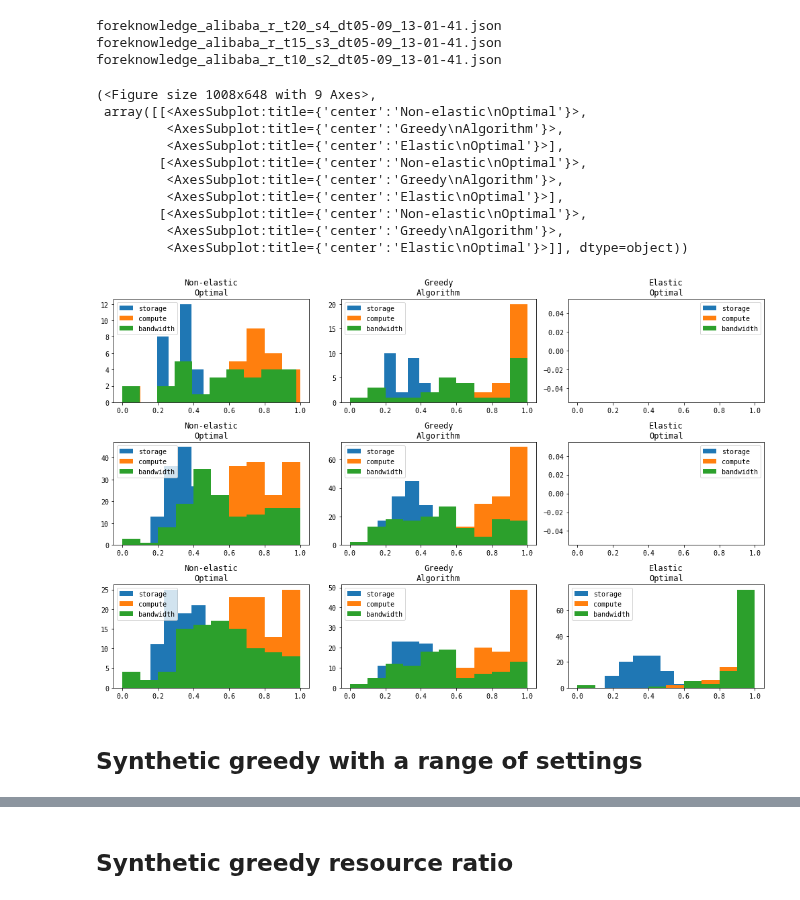
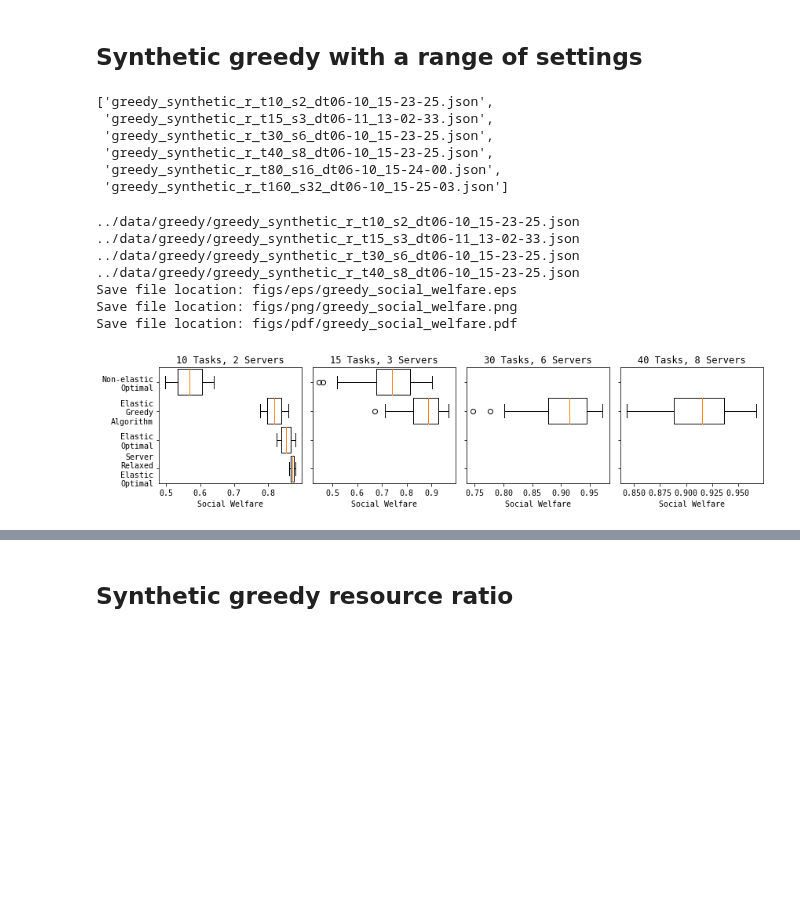
Before and after one commit to pseudo-rnd-thoughts/Elastic-Resource-Allocation, a Jupyter notebook: analysis/overall.ipynb, the cells around one changed output, grey strips where cells are left out. Saved outputs shown, nothing was run; the diff lists cells and outputs as text; code cells hidden in the pictures; blank space fills up the shorter version.

Commit message:
Updated everything to reflect the change in the algorithms names: 'flexible' to 'elastic', 'fixed' to 'non-elastic'.

```diff
--- a/analysis/overall.ipynb
+++ b/analysis/overall.ipynb
@@ -36,5 +38,10 @@ def collect_results(filename, col, algos):
         results = json.load(file)
         return [[model_results[algo][col] for model_results in results if algo in model_results]
                 for algo in algos]
+# %%
+def get_model_size(filename):
+    model_size = re.search(r't\d+_s\d+', filename).group(0)
+    model_size = model_size.replace('t', '').replace('_s', ' Tasks, ') + ' Servers'
+    return model_size
 # %%
 greedy_algo = 'Greedy Utility * deadline / Sum, Sum, Percent Sum'
@@ -129,19 +48,2 @@ Save file location: figs/pdf/alibaba_requested.pdf
-# %%
-_ = greedy_resource_usage('../data/alibaba', os.listdir('../data/alibaba'), algos, algo_names)
-# %% [output]
-foreknowledge_alibaba_r_t20_s4_dt05-09_13-01-41.json
-foreknowledge_alibaba_r_t15_s3_dt05-09_13-01-41.json
-foreknowledge_alibaba_r_t10_s2_dt05-09_13-01-41.json
-(<Figure size 1008x648 with 9 Axes>,
- array([[<AxesSubplot:title={'center':'Non-elastic\nOptimal'}>,
-         <AxesSubplot:title={'center':'Greedy\nAlgorithm'}>,
-         <AxesSubplot:title={'center':'Elastic\nOptimal'}>],
-        [<AxesSubplot:title={'center':'Non-elastic\nOptimal'}>,
-         <AxesSubplot:title={'center':'Greedy\nAlgorithm'}>,
-         <AxesSubplot:title={'center':'Elastic\nOptimal'}>],
-        [<AxesSubplot:title={'center':'Non-elastic\nOptimal'}>,
-         <AxesSubplot:title={'center':'Greedy\nAlgorithm'}>,
-         <AxesSubplot:title={'center':'Elastic\nOptimal'}>]], dtype=object))
-[figure, removed]
 # %% [markdown]
 ## Synthetic greedy with a range of settings
@@ -150,17 +50,40 @@ os.listdir('../data/greedy/')
+# %%
+greedy_folder = '../data/greedy'
+greedy_filenames = [filename for filename in os.listdir('../data/greedy/') if 'synthetic' in filename]
+greedy_filenames = sorted(greedy_filenames, key=lambda filename: int(re.search(r't\d+', filename).group(0).replace('t', '')))
+
+greedy_filenames
+# %% [output]
+['greedy_synthetic_r_t10_s2_dt06-10_15-23-25.json',
+ 'greedy_synthetic_r_t15_s3_dt06-11_13-02-33.json',
+ 'greedy_synthetic_r_t30_s6_dt06-10_15-23-25.json',
+ 'greedy_synthetic_r_t40_s8_dt06-10_15-23-25.json',
+ 'greedy_synthetic_r_t80_s16_dt06-10_15-24-00.json',
+ 'greedy_synthetic_r_t160_s32_dt06-10_15-25-03.json']
+# %%
+greedy_algos = ['Server Relaxed Flexible Optimal', 'Flexible Optimal', f' {greedy_algo}', 'Fixed Optimal']
+greedy_algos_names = ['Server\nRelaxed\nElastic\nOptimal', 'Elastic\nOptimal',
+                      'Elastic\nGreedy\nAlgorithm', 'Non-elastic\nOptimal']
 # %%
-greedy_filenames = ['', '', '', '']
-model_sizes = ['' ,'', '', '']
-algos = ['Server Relaxed Flexible Optimal', 'Flexible Optimal', greedy_algo, 'Fixed Optimal']
+fig, axs = plt.subplots(1, 4, figsize=(12, 3))
+for ax, filename in zip(axs, greedy_filenames):
+    print(f'{greedy_folder}/{filename}')
+    model_size_result = collect_results(f'{greedy_folder}/{filename}', 'social welfare percent', greedy_algos)
+    ax.boxplot(model_size_result, vert=False, widths=0.9)
 
-fig, axs = plt.subplots(1, 4, figsize=(12, 3.5))
-for ax, filename, name in zip(axs, greedy_filenames, file_type):
-    results = collect_results(f'greedy/{filename}', 'social welfare percent', algos)
-    ax.boxplot(results, vert=False, widths=0.9)
-    ax.set_xlabel('Social welfare percentage')
-    ax.set_yticklabels(['', '', '', ''])
-    ax.set_title(name)
+    ax.set_xlabel('Social Welfare')
+    ax.set_yticklabels([''] * len(greedy_algos))
+    ax.set_title(get_model_size(filename))
 
-axs[0].set_yticklabels(['Non-elastic\nOptimal', 'Greedy\nAlgorithm', 'Elastic\nOptimal',
-                        'Server\nRelaxed\nElastic\nOptimal'])
+axs[0].set_yticklabels(greedy_algos_names)
 fig.tight_layout()
 save_plot('greedy_social_welfare')
+# %% [output]
+../data/greedy/greedy_synthetic_r_t10_s2_dt06-10_15-23-25.json
+../data/greedy/greedy_synthetic_r_t15_s3_dt06-11_13-02-33.json
+../data/greedy/greedy_synthetic_r_t30_s6_dt06-10_15-23-25.json
+../data/greedy/greedy_synthetic_r_t40_s8_dt06-10_15-23-25.json
+Save file location: figs/eps/greedy_social_welfare.eps
+Save file location: figs/png/greedy_social_welfare.png
+Save file location: figs/pdf/greedy_social_welfare.pdf
+[figure, added]
```
Also changed, not shown: parts of 31 cells of this notebook, 41 other files.
